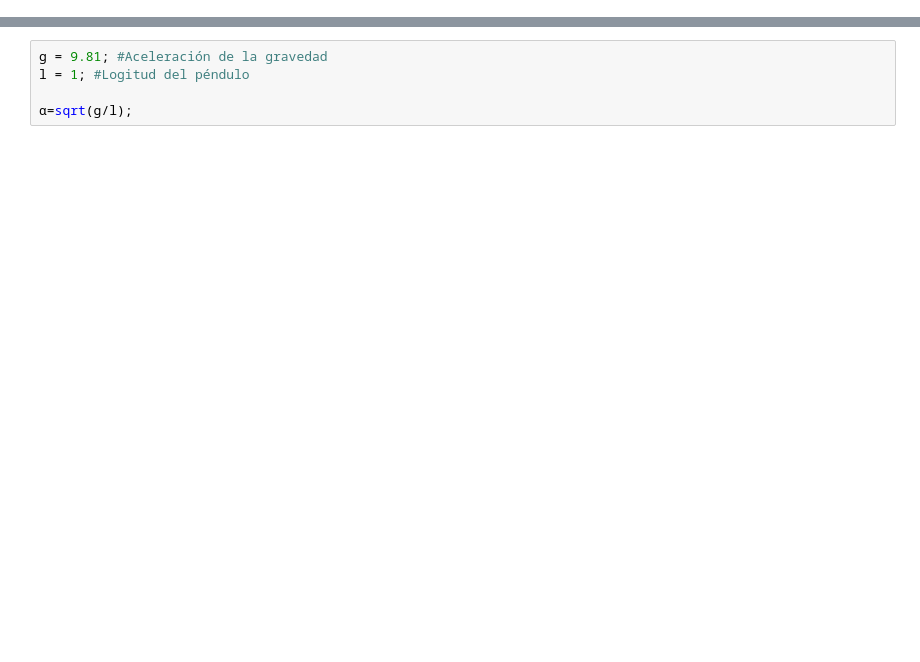
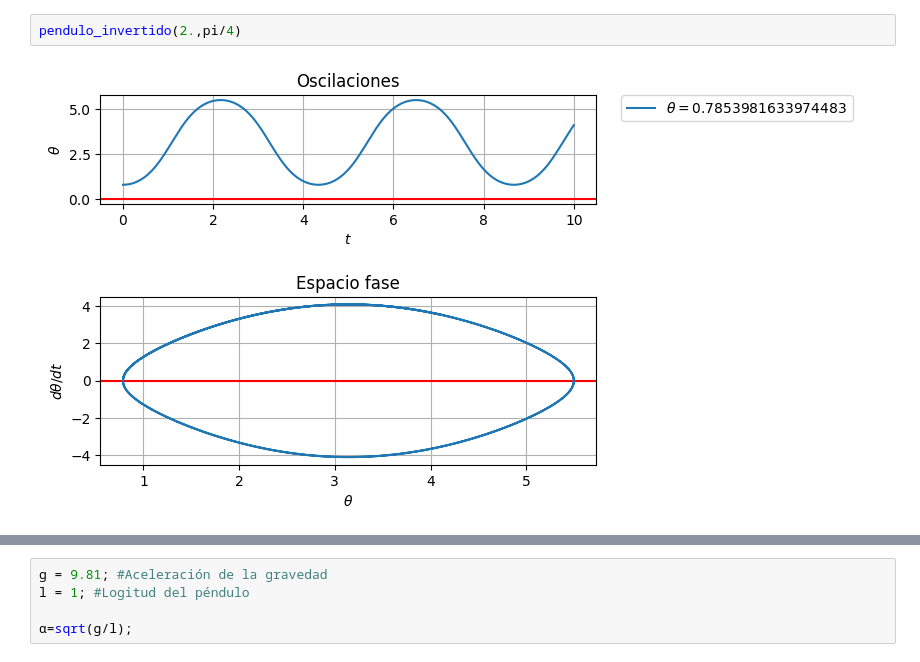
Before and after one commit to H-Cote/Osciladores, a Jupyter notebook: oscilador_1.ipynb, the cells around one changed output, grey strips where cells are left out. Saved outputs shown, nothing was run; the diff lists cells and outputs as text; blank space fills up the shorter version.

```diff
--- a/oscilador_1.ipynb
+++ b/oscilador_1.ipynb
@@ -4,0 +162,4 @@ using PyPlot #Libreria para realizar gráficas
+# %%
+pendulo_invertido(2.,pi/4)
+# %% [output]
+[figure, added]
```
Also changed, not shown: parts of 54 cells of this notebook.
